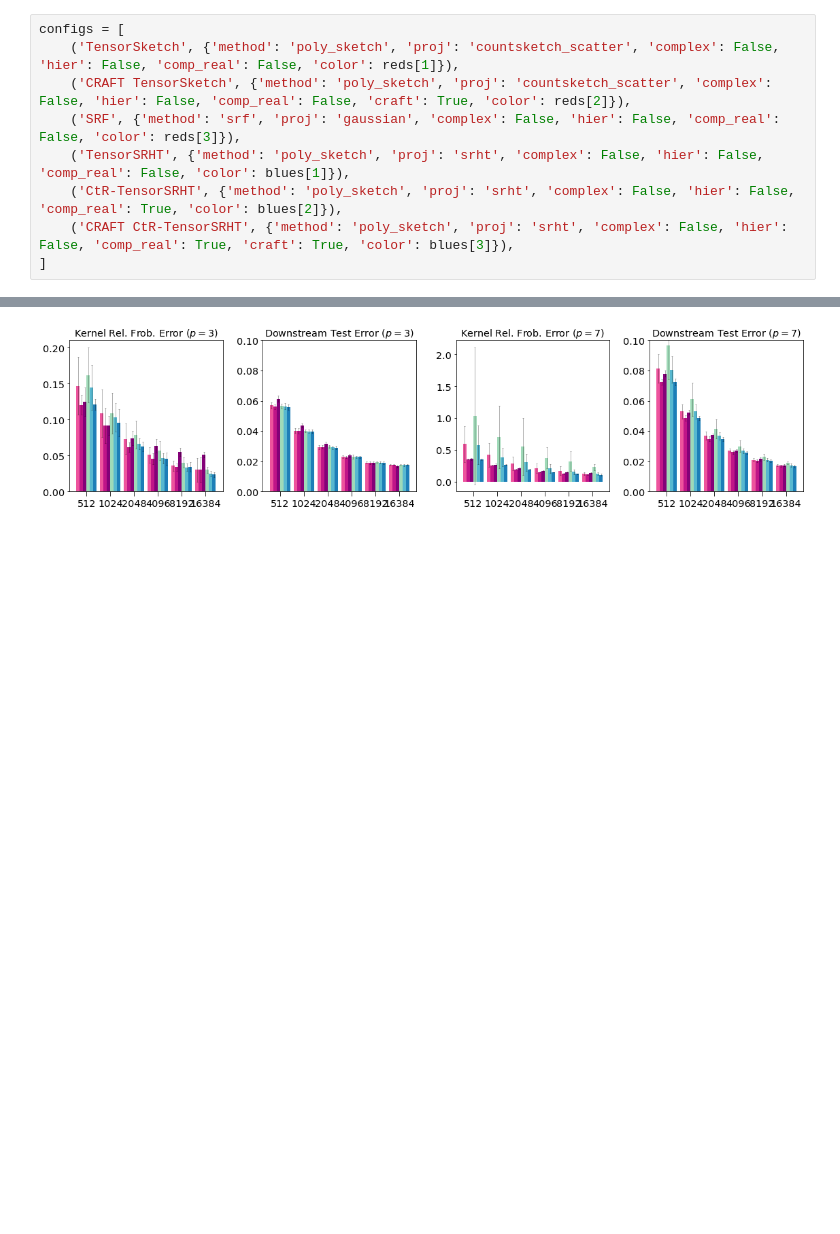
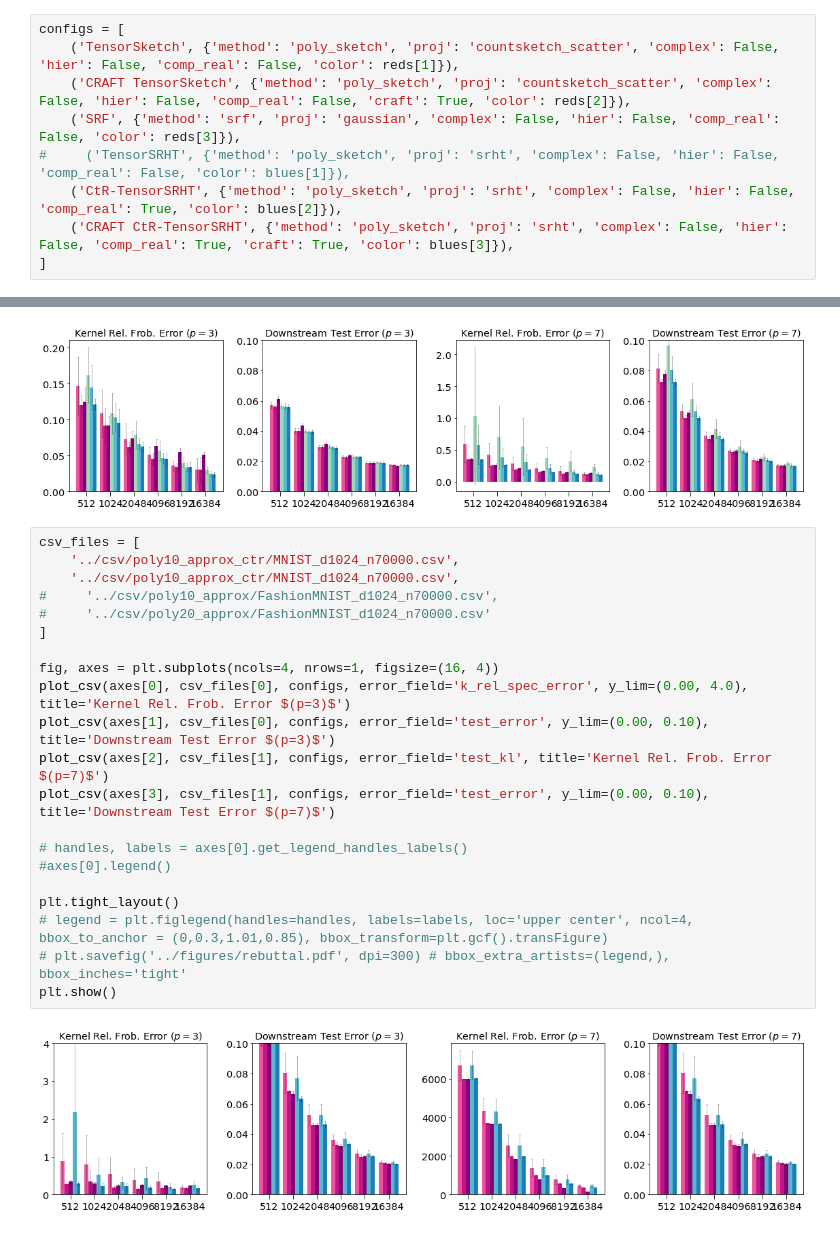
Before and after one commit to joneswack/dp-rfs, a Jupyter notebook: notebooks/bar-plot-visualization.ipynb, the cells around one changed output, grey strips where cells are left out. Drawn from its saved outputs; the diff is of its cells as text; blank space fills up the shorter version.

```diff
--- a/notebooks/bar-plot-visualization.ipynb
+++ b/notebooks/bar-plot-visualization.ipynb
@@ -663,7 +663,7 @@ configs = [
     ('TensorSketch', {'method': 'poly_sketch', 'proj': 'countsketch_scatter', 'complex': False, 'hier': False, 'comp_real': False, 'color': reds[1]}),
     ('CRAFT TensorSketch', {'method': 'poly_sketch', 'proj': 'countsketch_scatter', 'complex': False, 'hier': False, 'comp_real': False, 'craft': True, 'color': reds[2]}),
     ('SRF', {'method': 'srf', 'proj': 'gaussian', 'complex': False, 'hier': False, 'comp_real': False, 'color': reds[3]}),
-    ('TensorSRHT', {'method': 'poly_sketch', 'proj': 'srht', 'complex': False, 'hier': False, 'comp_real': False, 'color': blues[1]}),
+#     ('TensorSRHT', {'method': 'poly_sketch', 'proj': 'srht', 'complex': False, 'hier': False, 'comp_real': False, 'color': blues[1]}),
     ('CtR-TensorSRHT', {'method': 'poly_sketch', 'proj': 'srht', 'complex': False, 'hier': False, 'comp_real': True, 'color': blues[2]}),
     ('CRAFT CtR-TensorSRHT', {'method': 'poly_sketch', 'proj': 'srht', 'complex': False, 'hier': False, 'comp_real': True, 'craft': True, 'color': blues[3]}),
 ]
@@ -713,3 +713,26 @@ plt.tight_layout()
 plt.show()
 # %% [output]
 [figure]
+# %%
+csv_files = [
+    '../csv/poly10_approx_ctr/MNIST_d1024_n70000.csv',
+    '../csv/poly10_approx_ctr/MNIST_d1024_n70000.csv',
+#     '../csv/poly10_approx/FashionMNIST_d1024_n70000.csv',
+#     '../csv/poly20_approx/FashionMNIST_d1024_n70000.csv'
+]
+
+fig, axes = plt.subplots(ncols=4, nrows=1, figsize=(16, 4))
+plot_csv(axes[0], csv_files[0], configs, error_field='k_rel_spec_error', y_lim=(0.00, 4.0), title='Kernel Rel. Frob. Error $(p=3)$')
+plot_csv(axes[1], csv_files[0], configs, error_field='test_error', y_lim=(0.00, 0.10), title='Downstream Test Error $(p=3)$')
+plot_csv(axes[2], csv_files[1], configs, error_field='test_kl', title='Kernel Rel. Frob. Error $(p=7)$')
+plot_csv(axes[3], csv_files[1], configs, error_field='test_error', y_lim=(0.00, 0.10), title='Downstream Test Error $(p=7)$')
+
+# handles, labels = axes[0].get_legend_handles_labels()
+#axes[0].legend()
+
+plt.tight_layout()
+# legend = plt.figlegend(handles=handles, labels=labels, loc='upper center', ncol=4, bbox_to_anchor = (0,0.3,1.01,0.85), bbox_transform=plt.gcf().transFigure)
+# plt.savefig('../figures/rebuttal.pdf', dpi=300) # bbox_extra_artists=(legend,), bbox_inches='tight'
+plt.show()
+# %% [output]
+[figure, added]
```
Also changed, not shown: 2 other files.
